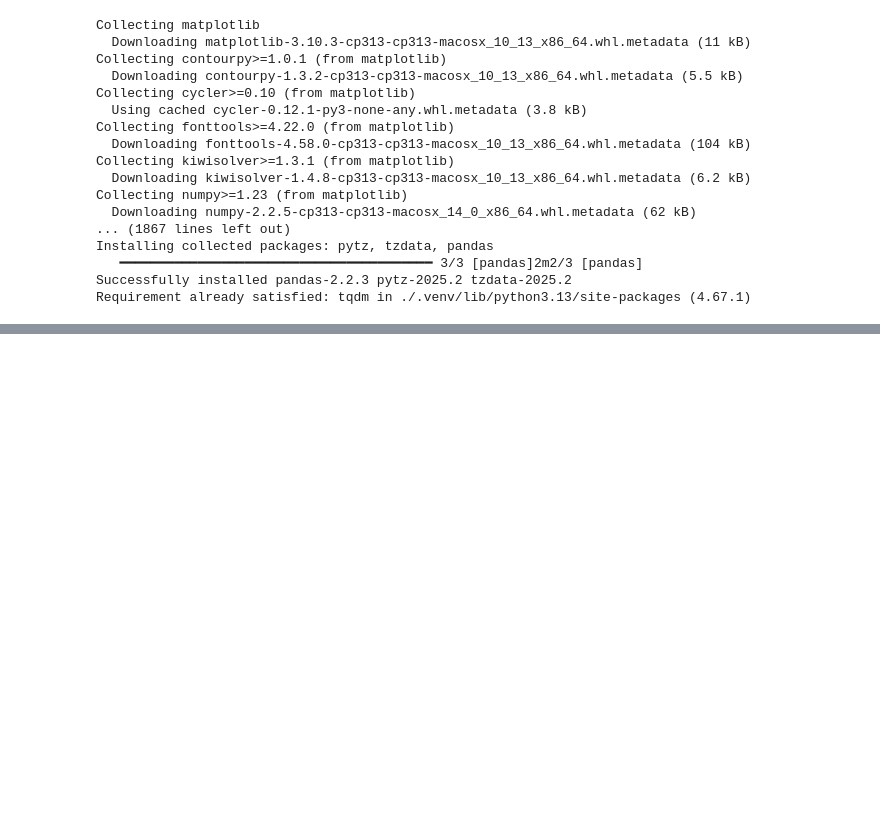
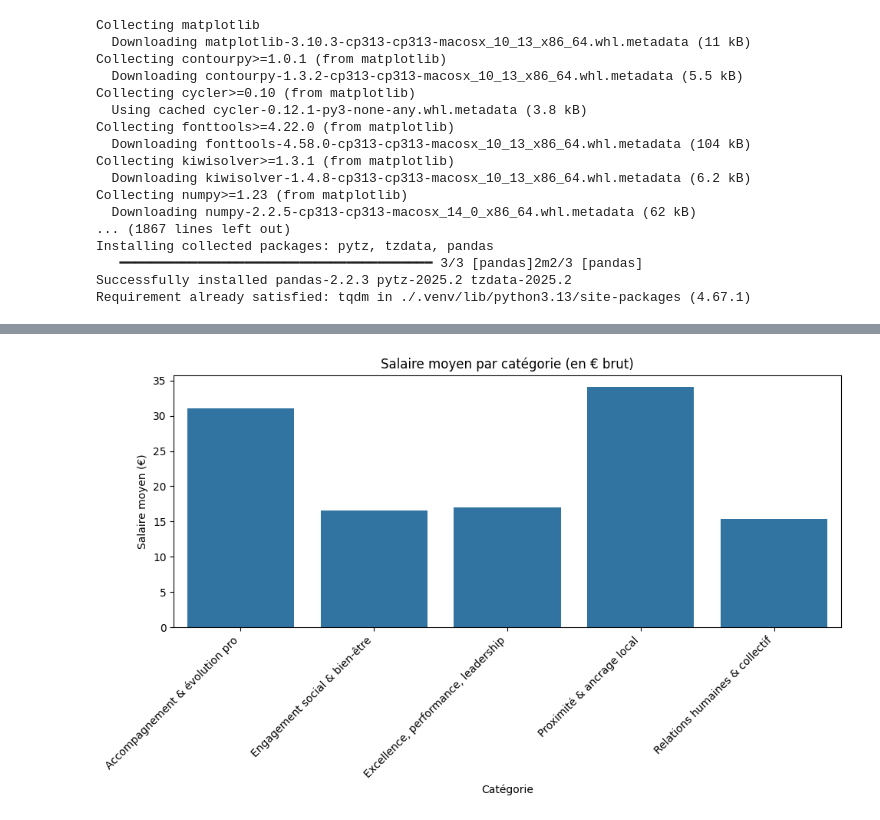
Before and after one commit to philipaslls/statapp, a Jupyter notebook: graphique.ipynb, the cells around one changed output, grey strips where cells are left out. Saved outputs shown, nothing was run; the diff lists cells and outputs as text; code cells hidden in the pictures; blank space fills up the shorter version.

```diff
--- a/graphique.ipynb
+++ b/graphique.ipynb
@@ -84,0 +106,21 @@ plt.show()
+# %%
+# Mapper les catégories en labels lisibles
+df['cat_label'] = df['catégories'].map(category_labels)
+
+# Filtrer les lignes avec un salaire renseigné
+df_salary = df[df['salary_value'].notnull()]
+
+# Calcul du salaire moyen
+salary_by_cat = df_salary.groupby('cat_label')['salary_value'].mean().round(2)
+
+# Graphique
+plt.figure(figsize=(10, 6))
+sns.barplot(x=salary_by_cat.index, y=salary_by_cat.values)
+plt.xticks(rotation=45, ha='right')
+plt.title("Salaire moyen par catégorie (en € brut)")
+plt.ylabel("Salaire moyen (€)")
+plt.xlabel("Catégorie")
+plt.tight_layout()
+plt.show()
+# %% [output]
+[figure, added]
```
Also changed, not shown: parts of 3 cells of this notebook, 1 other file.
